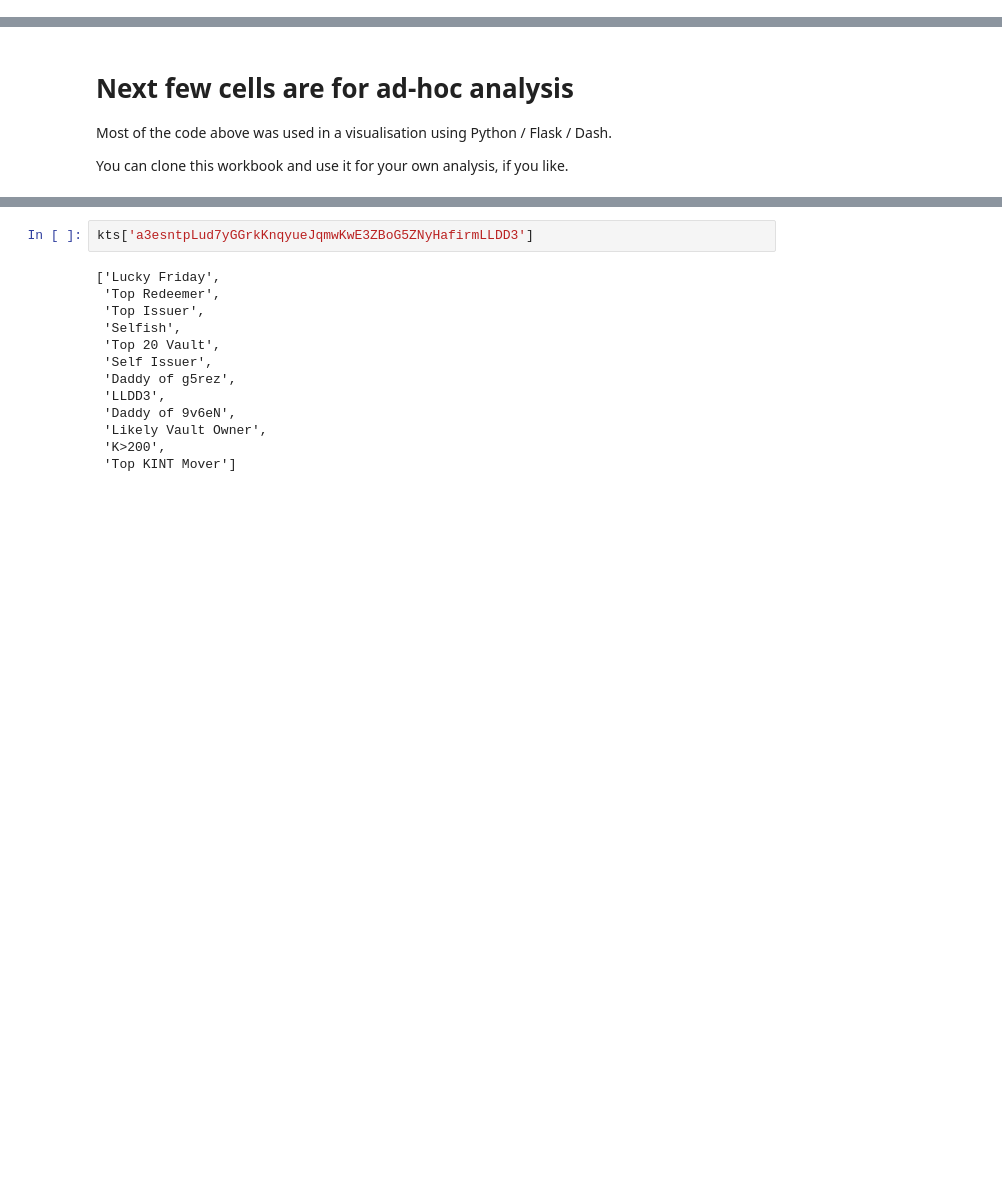
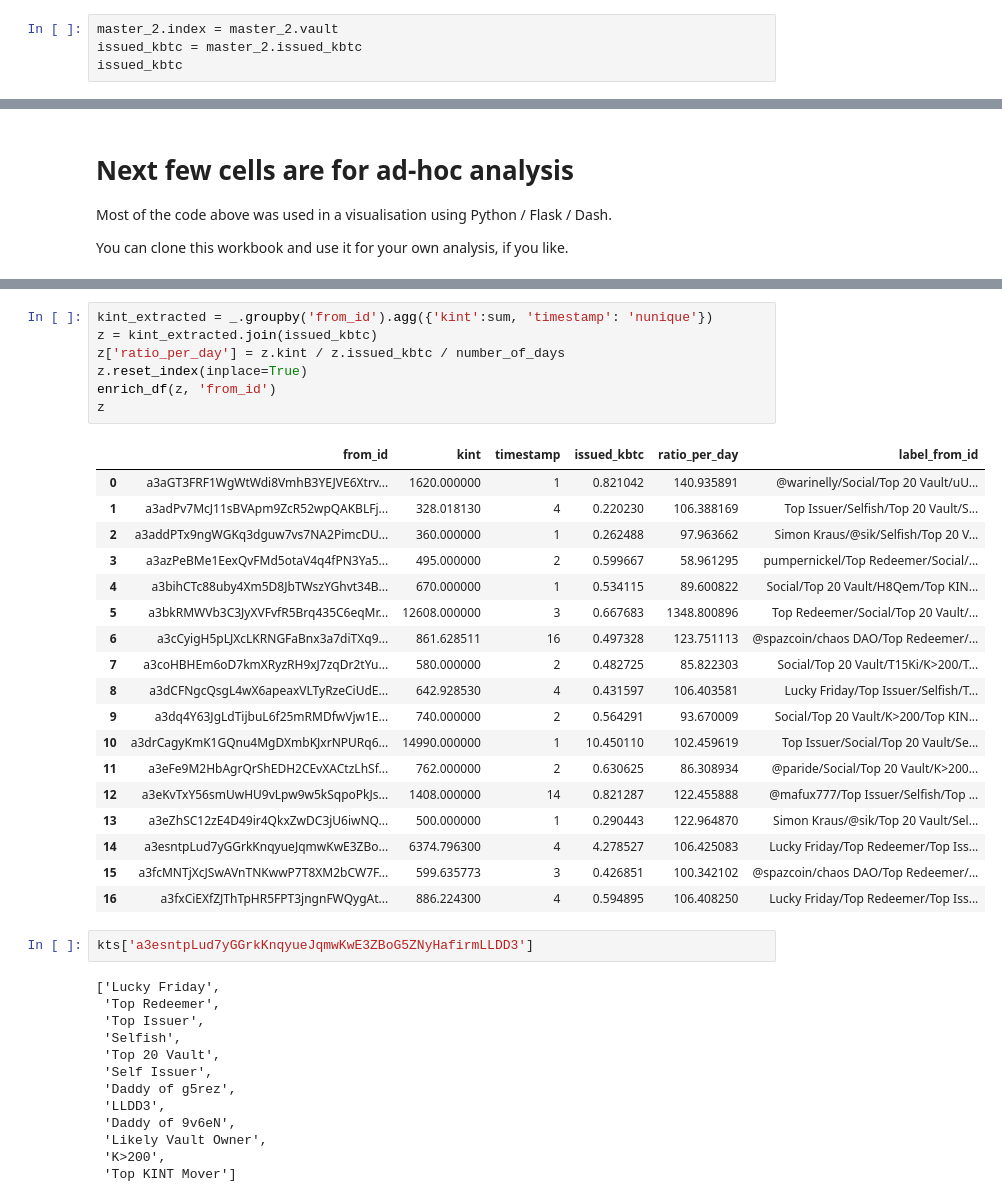
Before and after one commit to mafux777/kintusgi-extras, a Jupyter notebook: Kintsugi_Analysis.ipynb, the cells around one changed output, grey strips where cells are left out. Saved outputs shown, nothing was run; the diff lists cells and outputs as text; blank space fills up the shorter version.

```diff
--- a/Kintsugi_Analysis.ipynb
+++ b/Kintsugi_Analysis.ipynb
@@ -956,0 +957,4 @@ f.loc[~f.daddy.isin(master_2.vault), :].kbtc_balance.sum()
+# %%
+master_2.index = master_2.vault
+issued_kbtc = master_2.issued_kbtc
+issued_kbtc
@@ -985,3 +1018,29 @@ _.kint.sum()
+# %%
+kint_extracted = _.groupby('from_id').agg({'kint':sum, 'timestamp': 'nunique'})
+z = kint_extracted.join(issued_kbtc)
+z['ratio_per_day'] = z.kint / z.issued_kbtc / number_of_days
+z.reset_index(inplace=True)
+enrich_df(z, 'from_id')
+z
+# %% [output]
+|  | from_id | kint | timestamp | issued_kbtc | ratio_per_day | label_from_id |
+| 0 | a3aGT3FRF1WgWtWdi8VmhB3YEJVE6Xtrv... | 1620.000000 | 1 | 0.821042 | 140.935891 | @warinelly/Social/Top 20 Vault/uU... |
+| 1 | a3adPv7McJ11sBVApm9ZcR52wpQAKBLFj... | 328.018130 | 4 | 0.220230 | 106.388169 | Top Issuer/Selfish/Top 20 Vault/S... |
+| 2 | a3addPTx9ngWGKq3dguw7vs7NA2PimcDU... | 360.000000 | 1 | 0.262488 | 97.963662 | Simon Kraus/@sik/Selfish/Top 20 V... |
+| 3 | a3azPeBMe1EexQvFMd5otaV4q4fPN3Ya5... | 495.000000 | 2 | 0.599667 | 58.961295 | pumpernickel/Top Redeemer/Social/... |
+| 4 | a3bihCTc88uby4Xm5D8JbTWszYGhvt34B... | 670.000000 | 1 | 0.534115 | 89.600822 | Social/Top 20 Vault/H8Qem/Top KIN... |
+| 5 | a3bkRMWVb3C3JyXVFvfR5Brq435C6eqMr... | 12608.000000 | 3 | 0.667683 | 1348.800896 | Top Redeemer/Social/Top 20 Vault/... |
+| 6 | a3cCyigH5pLJXcLKRNGFaBnx3a7diTXq9... | 861.628511 | 16 | 0.497328 | 123.751113 | @spazcoin/chaos DAO/Top Redeemer/... |
+| 7 | a3coHBHEm6oD7kmXRyzRH9xJ7zqDr2tYu... | 580.000000 | 2 | 0.482725 | 85.822303 | Social/Top 20 Vault/T15Ki/K>200/T... |
+| 8 | a3dCFNgcQsgL4wX6apeaxVLTyRzeCiUdE... | 642.928530 | 4 | 0.431597 | 106.403581 | Lucky Friday/Top Issuer/Selfish/T... |
+| 9 | a3dq4Y63JgLdTijbuL6f25mRMDfwVjw1E... | 740.000000 | 2 | 0.564291 | 93.670009 | Social/Top 20 Vault/K>200/Top KIN... |
+| 10 | a3drCagyKmK1GQnu4MgDXmbKJxrNPURq6... | 14990.000000 | 1 | 10.450110 | 102.459619 | Top Issuer/Social/Top 20 Vault/Se... |
+| 11 | a3eFe9M2HbAgrQrShEDH2CEvXACtzLhSf... | 762.000000 | 2 | 0.630625 | 86.308934 | @paride/Social/Top 20 Vault/K>200... |
+| 12 | a3eKvTxY56smUwHU9vLpw9w5kSqpoPkJs... | 1408.000000 | 14 | 0.821287 | 122.455888 | @mafux777/Top Issuer/Selfish/Top ... |
+| 13 | a3eZhSC12zE4D49ir4QkxZwDC3jU6iwNQ... | 500.000000 | 1 | 0.290443 | 122.964870 | Simon Kraus/@sik/Top 20 Vault/Sel... |
+| 14 | a3esntpLud7yGGrkKnqyueJqmwKwE3ZBo... | 6374.796300 | 4 | 4.278527 | 106.425083 | Lucky Friday/Top Redeemer/Top Iss... |
+| 15 | a3fcMNTjXcJSwAVnTNKwwP7T8XM2bCW7F... | 599.635773 | 3 | 0.426851 | 100.342102 | @spazcoin/chaos DAO/Top Redeemer/... |
+| 16 | a3fxCiEXfZJThTpHR5FPT3jngnFWQygAt... | 886.224300 | 4 | 0.594895 | 106.408250 | Lucky Friday/Top Redeemer/Top Iss... |
 # %%
 kts['a3esntpLud7yGGrkKnqyueJqmwKwE3ZBoG5ZNyHafirmLLDD3']
 # %% [output]
```
Also changed, not shown: parts of 24 cells of this notebook.
